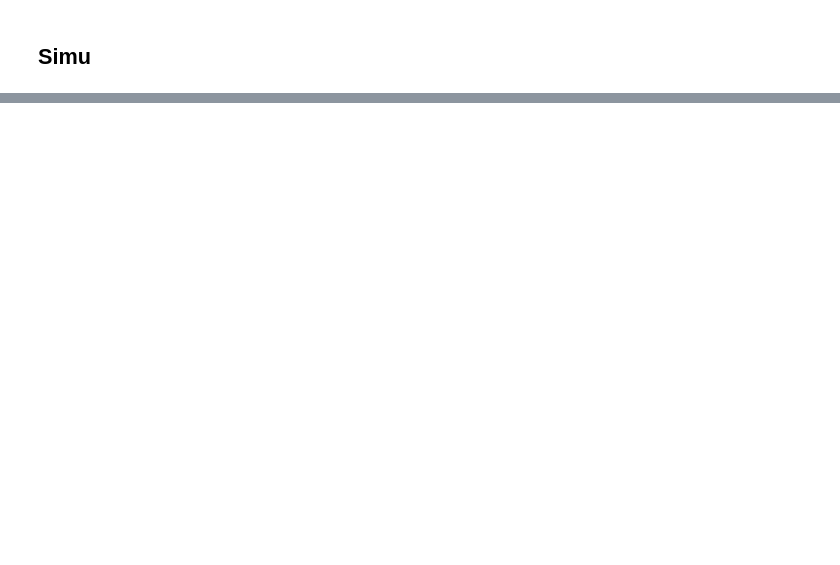
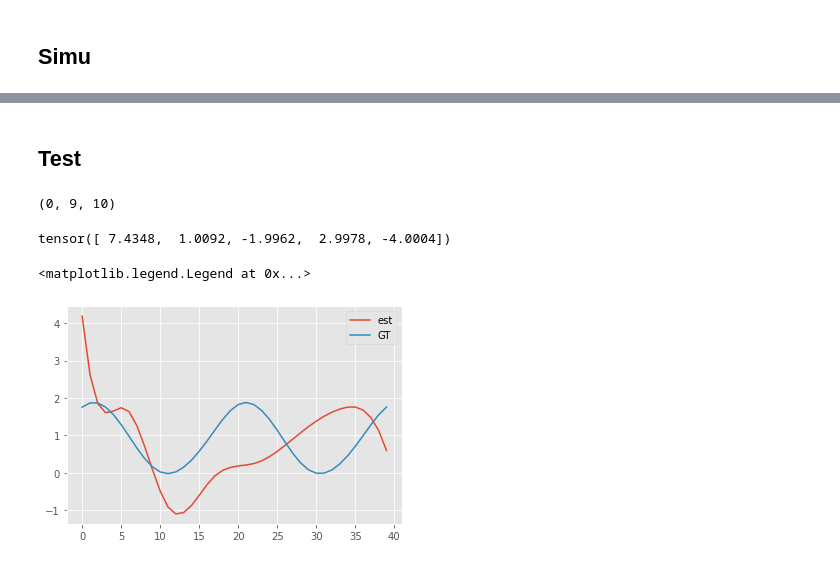
Before and after one commit to JINhuaqing/HDF, a Jupyter notebook: notebooks/simu_converge_linear.ipynb, the cells around one changed output, grey strips where cells are left out. Cells and saved outputs as stored; diff of their text form; code cells hidden in the pictures; blank space fills up the shorter version.

```diff
--- a/notebooks/simu_converge_linear.ipynb
+++ b/notebooks/simu_converge_linear.ipynb
@@ -246,0 +305,21 @@ plt.yscale("log")
+# %% [markdown]
+## Test
+# %%
+res =_run_fn(0, 9, 10, paras)
+# %% [output]
+(0, 9, 10)
+# %%
+res[0][0].alpk
+# %% [output]
+tensor([ 7.4348,  1.0092, -1.9962,  2.9978, -4.0004])
+# %%
+beta_est = res[2].basis_mat@ res[0][0].Gamk
+#beta_GT = paras.beta_GT
+beta_GT = res[2].beta_GT
+ix = 1
+plt.plot(beta_est[:, ix], label="est")
+plt.plot(beta_GT[:, ix], label="GT")
+plt.legend()
+# %% [output]
+<matplotlib.legend.Legend at 0x...>
+[figure, added]
```
Also changed, not shown: parts of 26 cells of this notebook, 6 other files.
